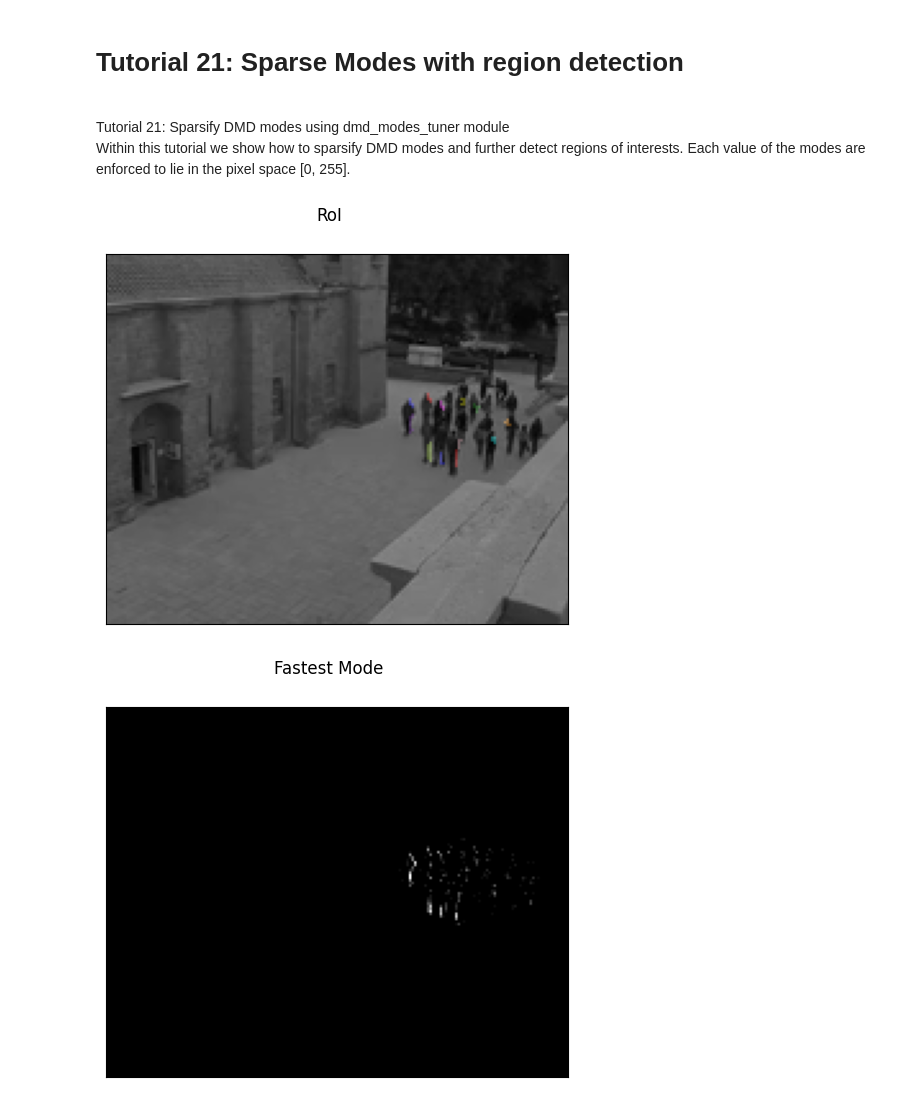
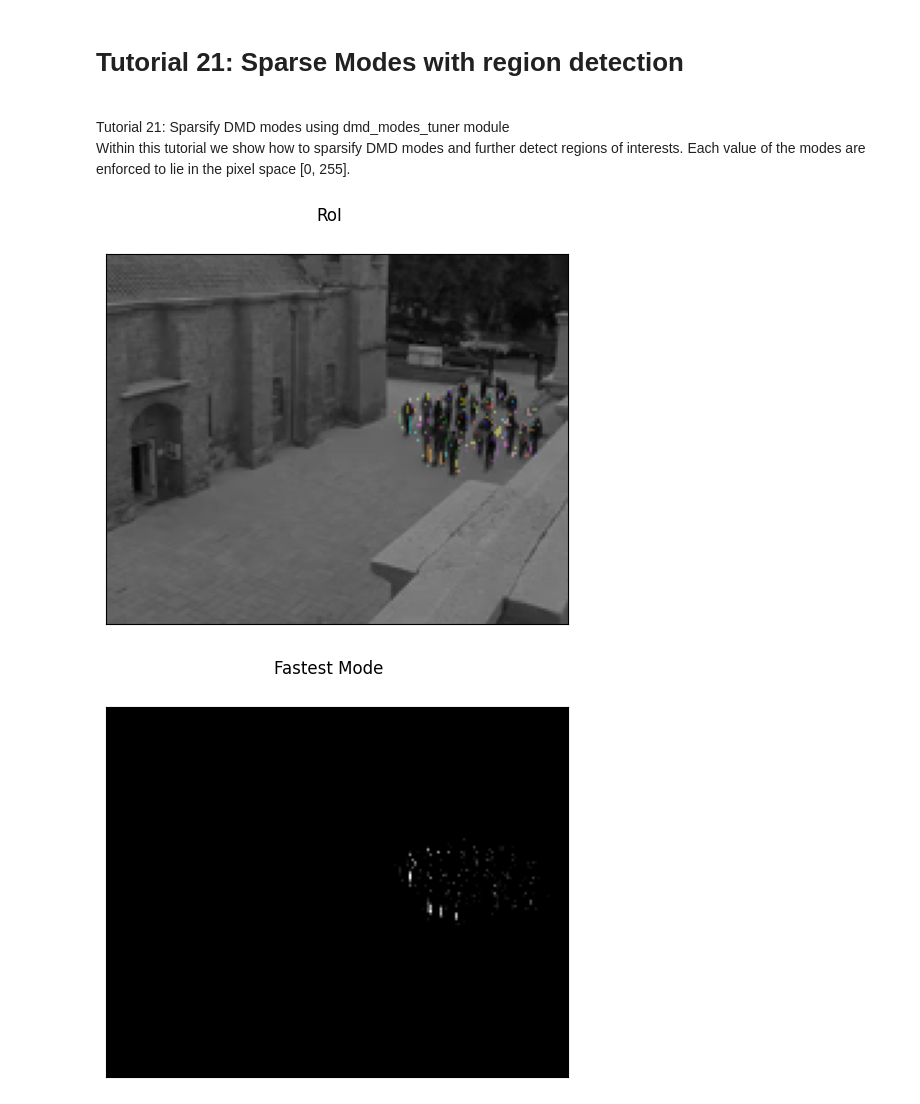
Before and after one commit to greinerth/PyDMD, a Jupyter notebook: tutorials/tutorial21/tutorial-21-sparse-modes-moseg.ipynb, the cells around one changed output. Cells and saved outputs as stored; diff of their text form; code cells hidden in the pictures.

```diff
--- a/tutorials/tutorial21/tutorial-21-sparse-modes-moseg.ipynb
+++ b/tutorials/tutorial21/tutorial-21-sparse-modes-moseg.ipynb
@@ -20,11 +20,18 @@ from pydmd.dmd_modes_tuner import BOUND, sparsify_modes
 if __name__ == "__main__":
 
     DIR = os.path.abspath("")
-    DIR = os.path.join("video")
+    DIR = os.path.join(DIR, "video")
     READ_FRAMES = 12
-    AREA_SIZE_MIN = 5
+    AREA_SIZE_MIN = 0
     AREA_SIZE_MAX = 1000.0
     PIXELTHRESH = 0
+    OSQP_settings = {
+        "max_iter": int(1e6),
+        "verbose": False,
+        "linsys_solver": "qdldl",
+        "polish": True
+    }
+
     cap = cv2.VideoCapture(os.path.join(DIR, "flock.mp4"))
     if not cap.isOpened():
         raise FileNotFoundError(
@@ -58,11 +65,12 @@ if __name__ == "__main__":
         omegas,
         time,
         obs,
-        alpha=1.0,
-        beta=1e-4,
+        alpha=10.0,
+        beta=1e-6,
         bounds_real=bounds_real,
         bounds_imag=bounds_imag,
-        max_iter=5,
+        max_iter=10,
+        osqp_settings=OSQP_settings
     )
 
     omegas = omegas[idx_ok]
@@ -77,33 +85,33 @@ if __name__ == "__main__":
     )
     img_grey_bg = np.reshape(
         ((sparse_modes[:, 0] * amps[0]).real).astype(np.uint8),
         (int(height), int(width)),
     )
     msk = img_grey_fast > PIXELTHRESH
     msk = morphology.remove_small_objects(msk, AREA_SIZE_MIN)
     labels = label(msk, connectivity=1)
     img_overlay = label2rgb(labels, images[..., 0])
 
     fig1, ax1 = plt.subplots(1, 1)
     fig2, ax2 = plt.subplots(1, 1)
     fig3, ax3 = plt.subplots(1, 1)
 
     ax1.imshow(img_overlay)
     ax1.get_xaxis().set_ticks([])
     ax1.get_yaxis().set_ticks([])
     ax2.imshow(img_grey_fast, cmap="gray")
     ax2.get_xaxis().set_ticks([])
     ax2.get_yaxis().set_ticks([])
     ax3.imshow(img_grey_bg, cmap="gray")
     ax3.get_xaxis().set_ticks([])
     ax3.get_yaxis().set_ticks([])
 
     fig1.suptitle("RoI")
     fig2.suptitle("Fastest Mode")
     fig3.suptitle("Background Mode")
 
     plt.show()
 # %% [output]
-[figure, old version]
+[figure, new version]
 [figure]
 [figure]
```
Also changed, not shown: 3 other files.
